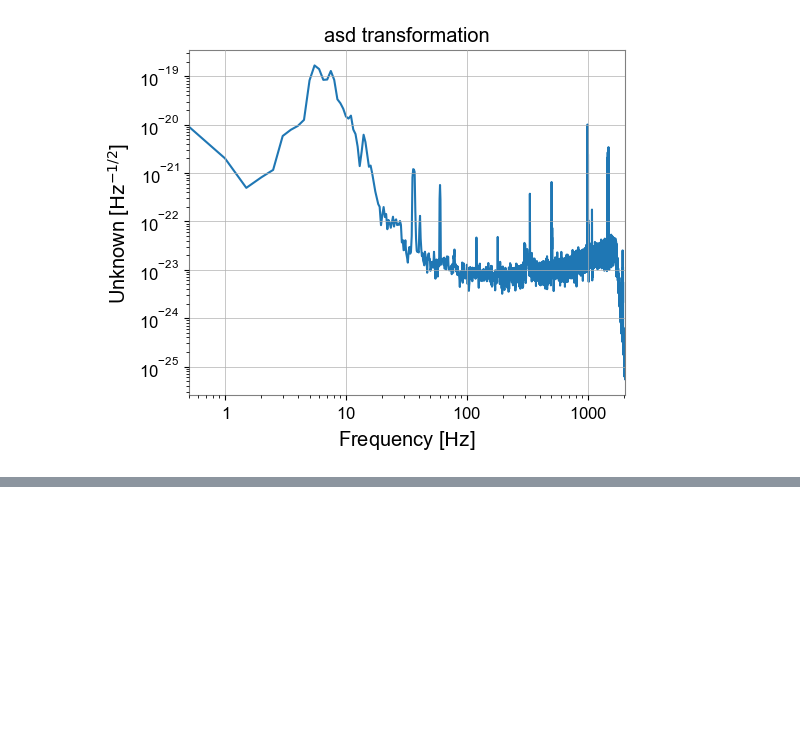
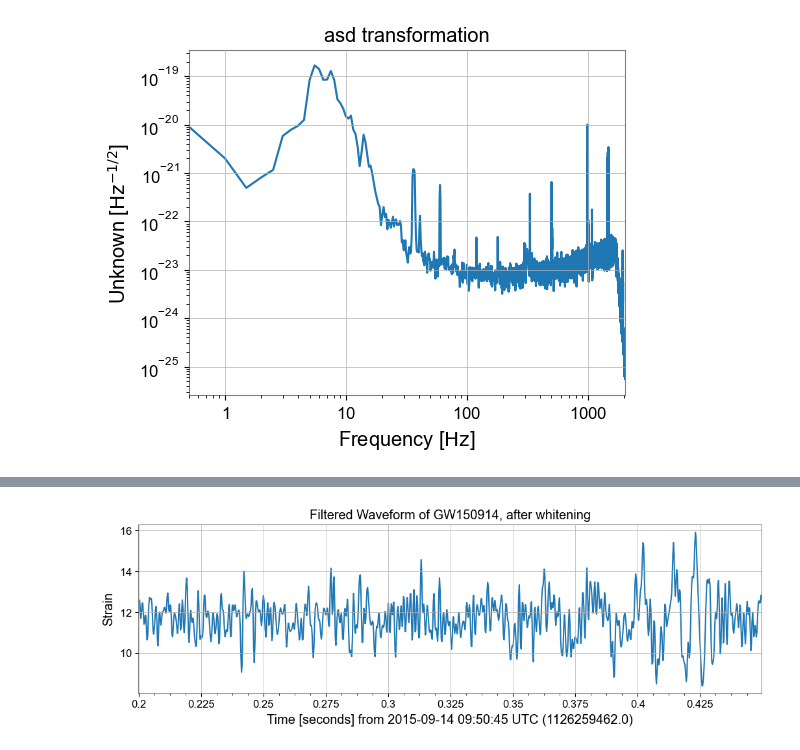
Before and after one commit to cloner1998/gravitational-waves-LIGO, a Jupyter notebook: notebooks/data_transformation.ipynb, the cells around one changed output, grey strips where cells are left out. Saved outputs shown, nothing was run; the diff lists cells and outputs as text; code cells hidden in the pictures; blank space fills up the shorter version.

```diff
--- a/notebooks/data_transformation.ipynb
+++ b/notebooks/data_transformation.ipynb
@@ -49,0 +64,7 @@ plotAsd.show()
+# %%
+whitenH1 = cleanH1.whiten()
+zoomSignalWhiten = whitenH1.crop(t_merger - 0.2, t_merger + 0.05)
+plot = zoomSignalWhiten.plot(ylabel='Strain', title='Filtered Waveform of GW150914, after whitening')
+plot.show()
+# %% [output]
+[figure, added]
```
Also changed, not shown: parts of 5 cells of this notebook.
